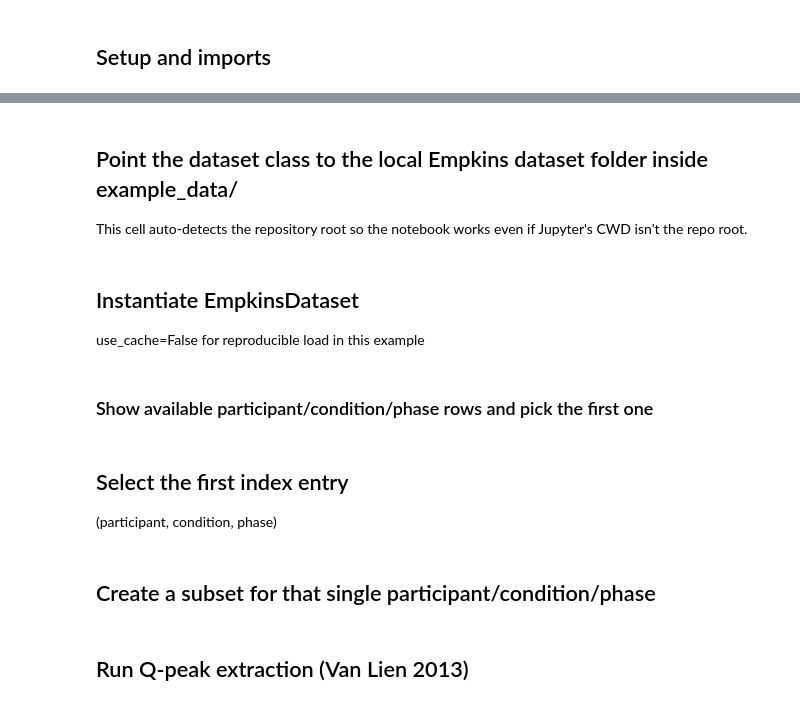
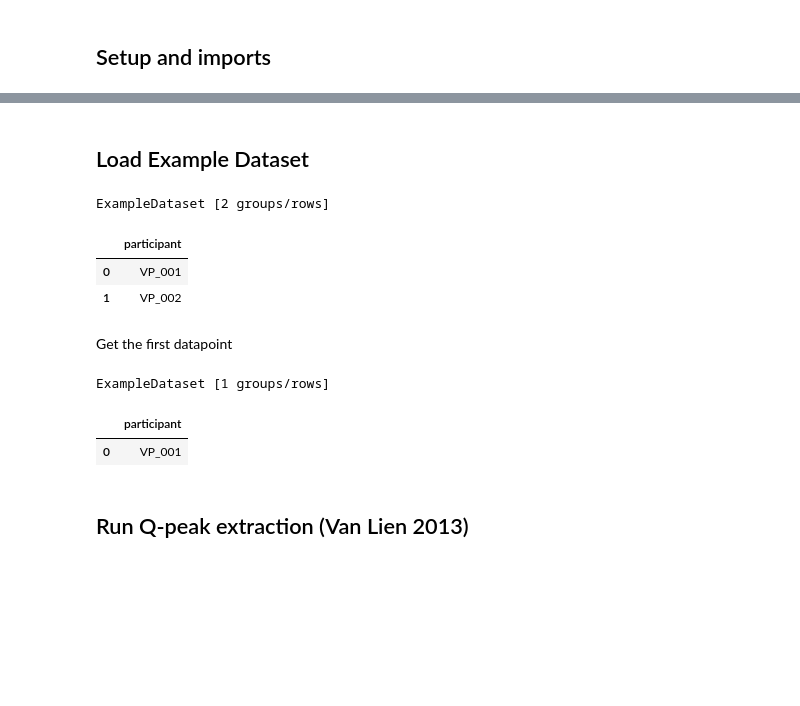
Before and after one commit to empkins/pepbench, a Jupyter notebook: examples/Q_Peak_Detection_Example.ipynb, the cells around one changed output, grey strips where cells are left out. Drawn from its saved outputs; the diff is of its cells as text; code cells hidden in the pictures; blank space fills up the shorter version.

Commit message:
added logo to readme, fixed example notebooks

```diff
--- a/examples/Q_Peak_Detection_Example.ipynb
+++ b/examples/Q_Peak_Detection_Example.ipynb
@@ -21,6 +21,3 @@ plt.close("all")
 palette = sns.color_palette(cmaps.faculties)
 sns.set_theme(context="notebook", style="ticks", font="sans-serif", palette=palette)
 plt.rcParams["figure.figsize"] = (10, 5)
-# %% [markdown]
-## Point the dataset class to the local Empkins dataset folder inside example_data/
-This cell auto-detects the repository root so the notebook works even if Jupyter's CWD isn't the repo root.
@@ -30,8 +24,10 @@ empkins_base_path = "/Users/joana/Desktop/University/Master/Forschungspraktikum/
-# %% [markdown]
-## Instantiate EmpkinsDataset
-use_cache=False for reproducible load in this example
+# %% [markdown]
+## Load Example Dataset
 # %%
-dataset = EmpkinsDataset(empkins_base_path, use_cache=False, only_labeled=True)
+dataset = get_example_dataset(return_clean=True)
 dataset
+# %% [output]
+ExampleDataset [2 groups/rows]
+|  | participant |
+| 0 | VP_001 |
+| 1 | VP_002 |
-# %% [markdown]
-### Show available participant/condition/phase rows and pick the first one
@@ -41,3 +33,0 @@ display(dataset.index.head(10))
-# %% [markdown]
-## Select the first index entry
-(participant, condition, phase)
@@ -48,7 +34,12 @@ print("Using:", participant, condition, phase)
 # %% [markdown]
-## Create a subset for that single participant/condition/phase
+Get the first datapoint
 # %%
-datapoint = dataset.get_subset(participant=participant, condition=condition, phase=phase)
+datapoint = list(dataset)[0]
+datapoint
+# %% [output]
+ExampleDataset [1 groups/rows]
+|  | participant |
+| 0 | VP_001 |
 # %% [markdown]
 ## Run Q-peak extraction (Van Lien 2013)
 # %%
```
Also changed, not shown: parts of 10 cells of this notebook, 4 other files.
